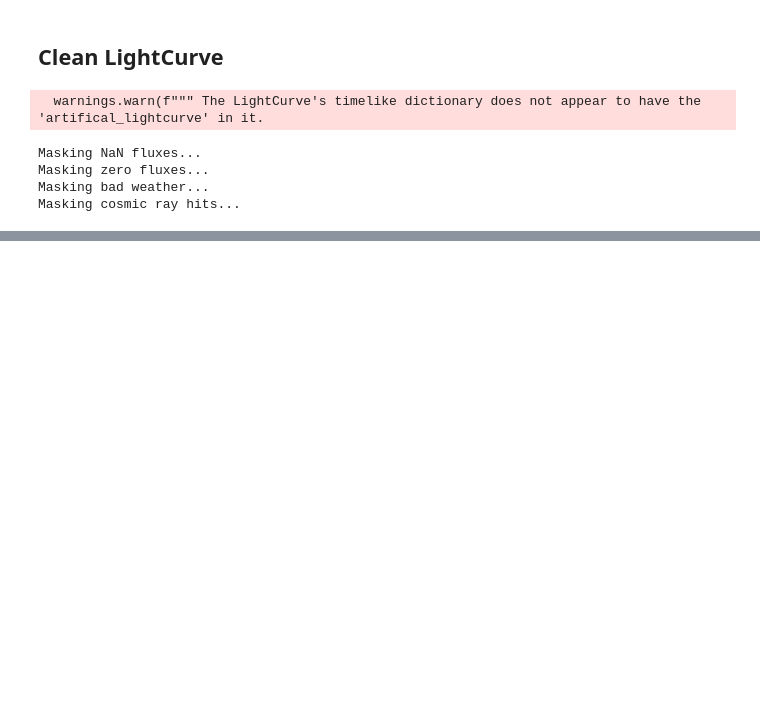
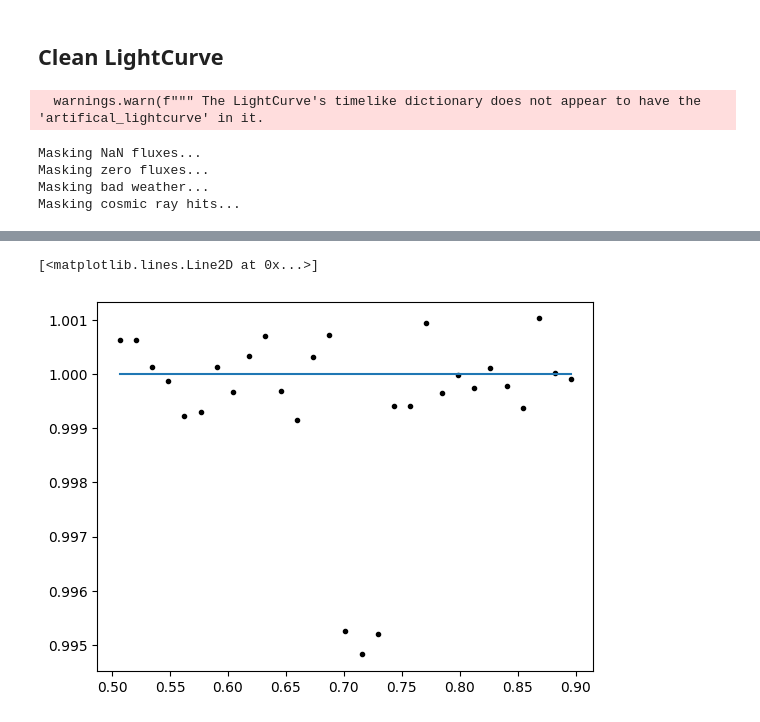
Before and after one commit to catrionamurray/occultence, a Jupyter notebook: test.ipynb, the cells around one changed output, grey strips where cells are left out. Cells and saved outputs as stored; diff of their text form; code cells hidden in the pictures; blank space fills up the shorter version.

```diff
--- a/test.ipynb
+++ b/test.ipynb
@@ -70,3 +77,9 @@ Final ln-likelihood: 158.70
+# %%
+plt.plot(gp_targ.time.value, gp_targ.flux, 'k.')
+plt.plot(gp_targ.time.value, gp_targ.timelike['gp_model'])
+# %% [output]
+[<matplotlib.lines.Line2D at 0x...>]
+[figure, added]
 # %%
 bls_targ = gp_targ.find_transits(minimum_period=0.5, maximum_period=10, transit_durations=np.linspace(0.01, 0.1, 10))
 # %% [output]
```
Also changed, not shown: parts of 6 cells of this notebook, 2 other files.
